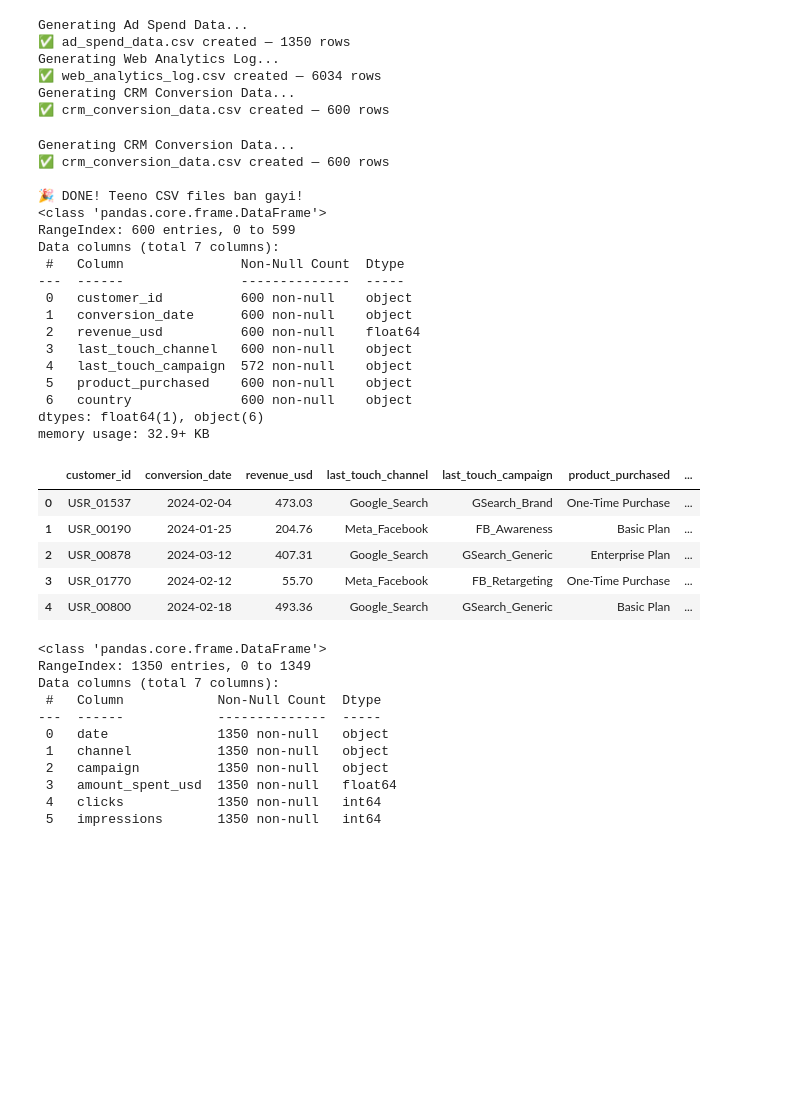
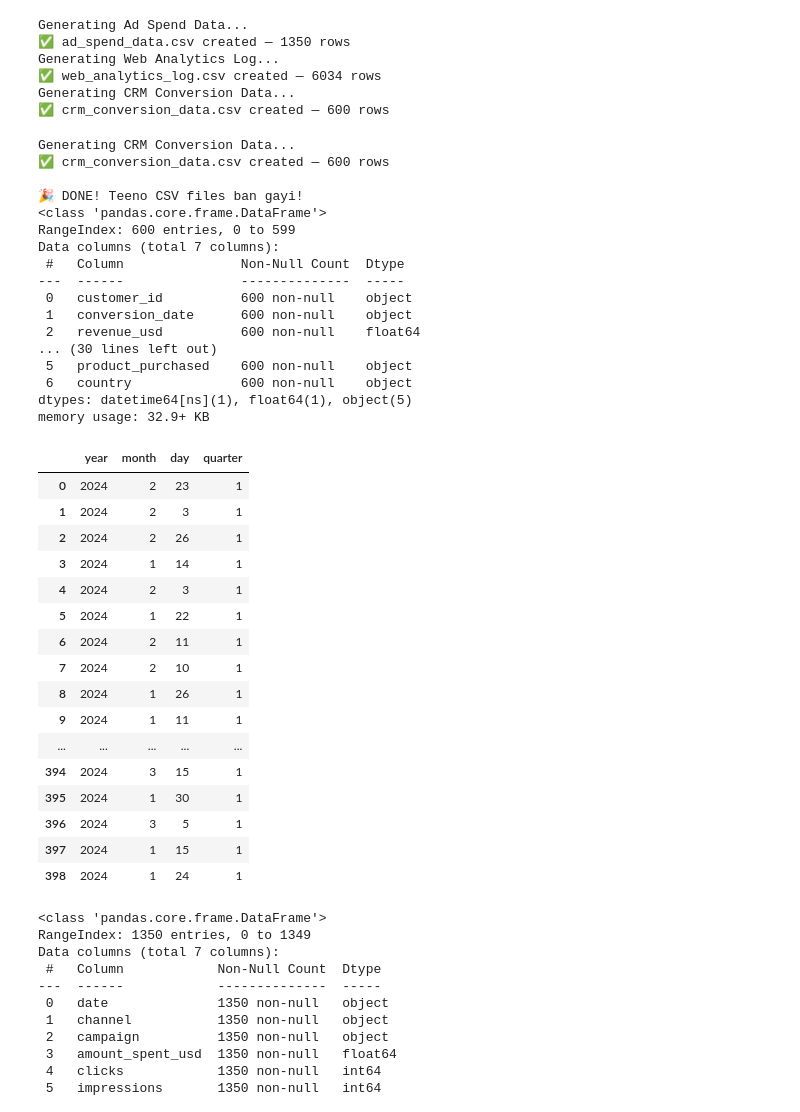
Before and after one commit to banerjee109/Infotact-Data-Team-2, a Jupyter notebook: Assignmenet_1_Roughbook.ipynb, the cells around one changed output. Cells and saved outputs as stored; diff of their text form; code cells hidden in the pictures; blank space fills up the shorter version.

Commit message:
Extracted day,month,year and quarter in crm_df using datetime to assess crm sales in timelines

```diff
--- a/Assignmenet_1_Roughbook.ipynb
+++ b/Assignmenet_1_Roughbook.ipynb
@@ -173,43 +173,66 @@ for user_id in converting_users:
         'product_purchased': random.choice(['Basic Plan', 'Pro Plan', 'Enterprise Plan', 'One-Time Purchase']),
         'country': random.choice(['India', 'USA', 'UK', 'Germany', 'Australia', 'Canada'])
     })
 crm_df = pd.DataFrame(crm_rows)
 crm_df.to_csv('crm_conversion_data.csv', index=False)
 print(f"✅ crm_conversion_data.csv created — {len(crm_df)} rows")
 print("\n🎉 DONE! Teeno CSV files ban gayi!")
 crm_df.head()
 crm_df.tail()
 crm_df.info()
 crm_df.describe()
 type(crm_df)
 crm_df.shape
 crm_df.columns
-crm_df.head()
+crm_df.head(25)
+##|crm_df["conversion_date"].value_counts()
+##crm_df[(crm_df["conversion_date"]=="2024-01-22")]["revenue_usd"]
+crm_df.info()
+crm_df["conversion_date"]=pd.to_datetime(crm_df["conversion_date"])
+crm_df.info()
+##crm_df["year"]=crm_df["conversion_date"].dt.year()
+type(crm_df["conversion_date"])
+crm_df["year"] = crm_df["conversion_date"].dt.year
+crm_df["month"] = crm_df["conversion_date"].dt.month
+crm_df["day"]=crm_df["conversion_date"].dt.day
+crm_df[["year","month","day"]]
+crm_df["quarter"]=crm_df["conversion_date"].dt.quarter
+crm_df[["year","month","day","quarter"]]
 # %% [output]
 Generating CRM Conversion Data...
 ✅ crm_conversion_data.csv created — 600 rows
 
 🎉 DONE! Teeno CSV files ban gayi!
 <class 'pandas.core.frame.DataFrame'>
 RangeIndex: 600 entries, 0 to 599
 Data columns (total 7 columns):
  #   Column               Non-Null Count  Dtype
 ---  ------               --------------  -----
  0   customer_id          600 non-null    object
  1   conversion_date      600 non-null    object
  2   revenue_usd          600 non-null    float64
- 3   last_touch_channel   600 non-null    object
- 4   last_touch_campaign  572 non-null    object
+... (30 lines left out)
  5   product_purchased    600 non-null    object
  6   country              600 non-null    object
-dtypes: float64(1), object(6)
+dtypes: datetime64[ns](1), float64(1), object(5)
 memory usage: 32.9+ KB
-|  | customer_id | conversion_date | revenue_usd | last_touch_channel | last_touch_campaign | product_purchased | ... |
-| 0 | USR_01537 | 2024-02-04 | 473.03 | Google_Search | GSearch_Brand | One-Time Purchase | ... |
-| 1 | USR_00190 | 2024-01-25 | 204.76 | Meta_Facebook | FB_Awareness | Basic Plan | ... |
-| 2 | USR_00878 | 2024-03-12 | 407.31 | Google_Search | GSearch_Generic | Enterprise Plan | ... |
-| 3 | USR_01770 | 2024-02-12 | 55.70 | Meta_Facebook | FB_Retargeting | One-Time Purchase | ... |
-| 4 | USR_00800 | 2024-02-18 | 493.36 | Google_Search | GSearch_Generic | Basic Plan | ... |
+|  | year | month | day | quarter |
+| 0 | 2024 | 2 | 23 | 1 |
+| 1 | 2024 | 2 | 3 | 1 |
+| 2 | 2024 | 2 | 26 | 1 |
+| 3 | 2024 | 1 | 14 | 1 |
+| 4 | 2024 | 2 | 3 | 1 |
+| 5 | 2024 | 1 | 22 | 1 |
+| 6 | 2024 | 2 | 11 | 1 |
+| 7 | 2024 | 2 | 10 | 1 |
+| 8 | 2024 | 1 | 26 | 1 |
+| 9 | 2024 | 1 | 11 | 1 |
+| ... | ... | ... | ... | ... |
+| 394 | 2024 | 3 | 15 | 1 |
+| 395 | 2024 | 1 | 30 | 1 |
+| 396 | 2024 | 3 | 5 | 1 |
+| 397 | 2024 | 1 | 15 | 1 |
+| 398 | 2024 | 1 | 24 | 1 |
 # %%
 import pandas as pd
 import numpy as np
```
